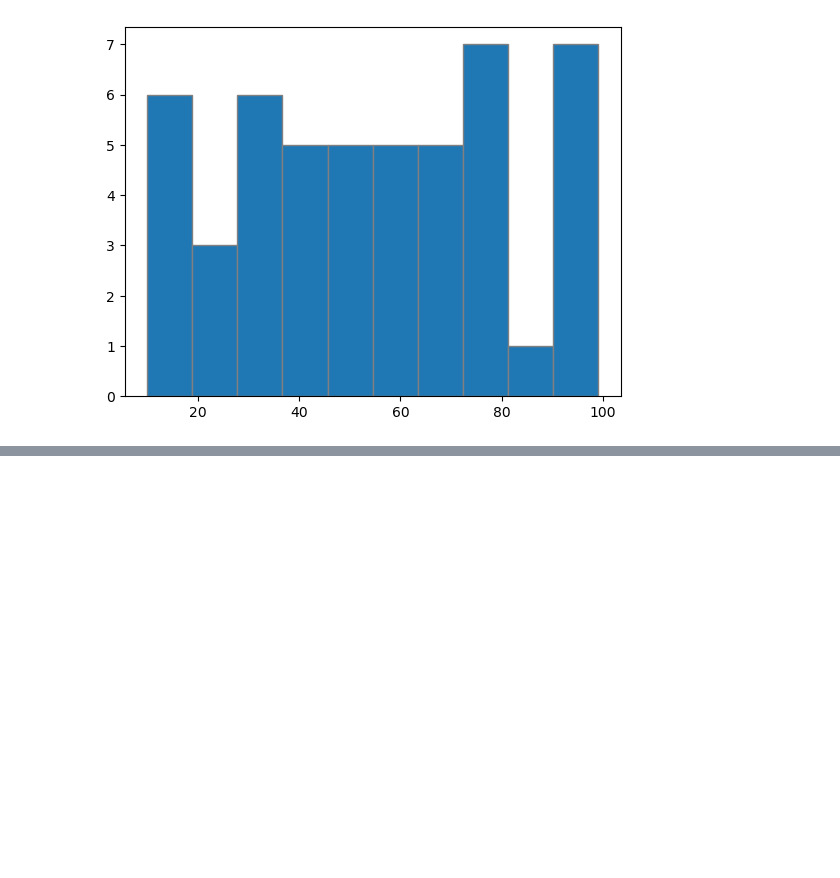
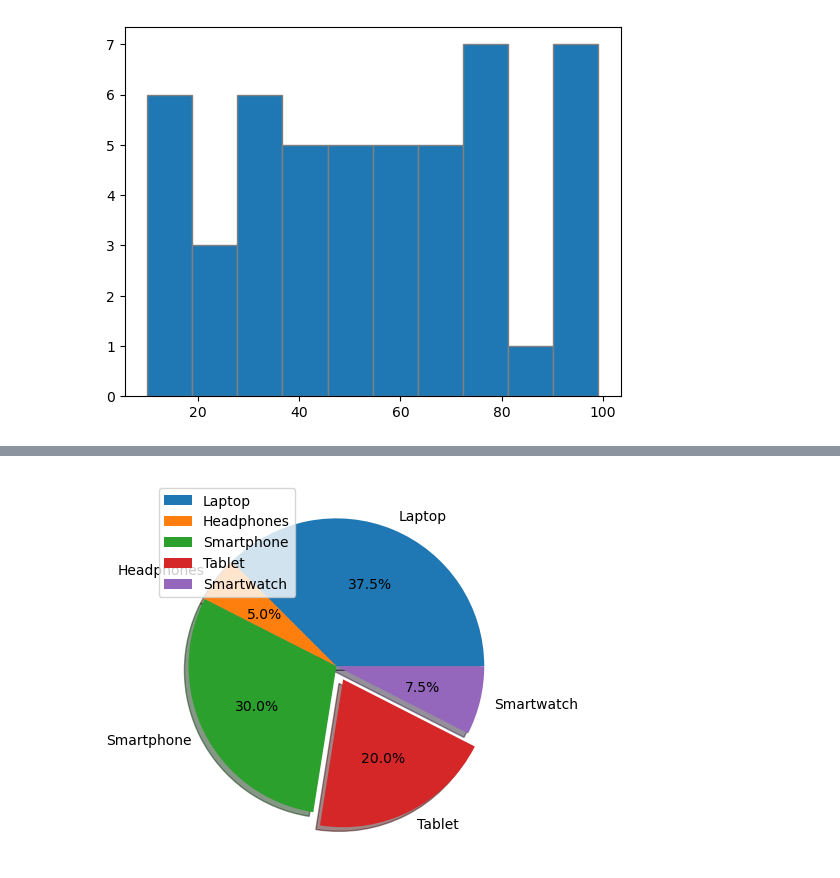
Before and after one commit to pravatn01/Matplotlib-Data-VIz, a Jupyter notebook: data_viz.ipynb, the cells around one changed output, grey strips where cells are left out. Saved outputs shown, nothing was run; the diff lists cells and outputs as text; code cells hidden in the pictures; blank space fills up the shorter version.

Commit message:
pie plot complete

```diff
--- a/data_viz.ipynb
+++ b/data_viz.ipynb
@@ -120,0 +132,6 @@ plt.hist(x, bins=10, range=(min(x),max(x)), edgecolor='grey')  #we can explicitl
+# %%
+#product sales
+plt.pie(df['Sales_Amount'], labels=df['Product_Name'], explode=[0,0,0,0.1,0], autopct='%1.1f%%', shadow=True)
+plt.show()
+# %% [output]
+[figure, added]
```
Also changed, not shown: parts of 3 cells of this notebook, 1 other file.
